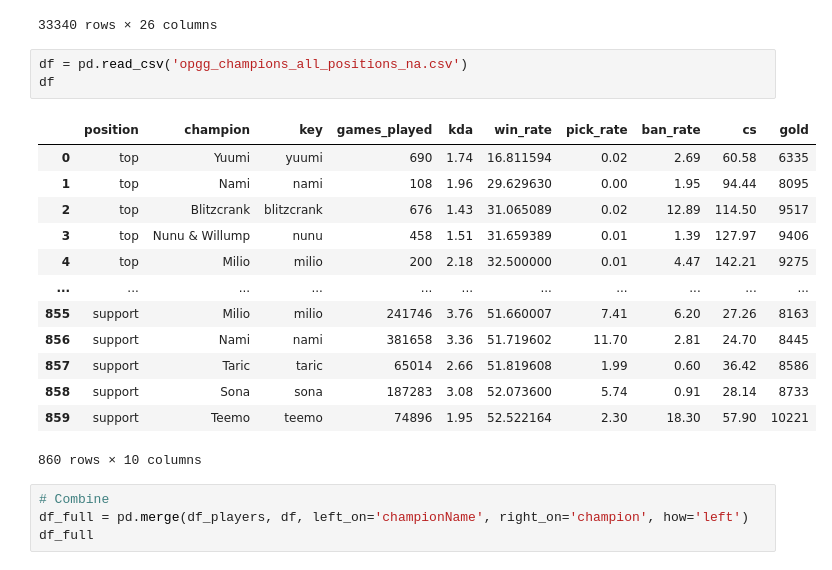
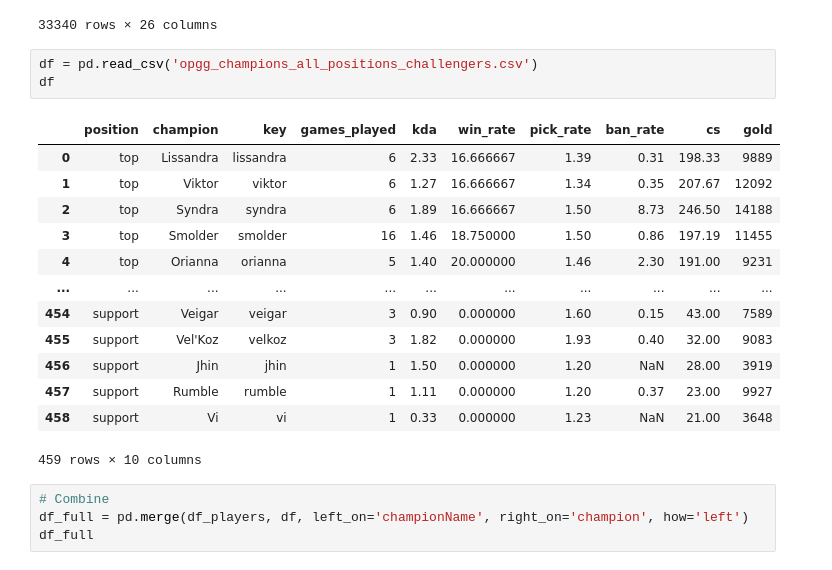
Before and after one commit to lybytes/lol-toxicity-analysis, a Jupyter notebook: ST445_Project_Main v2.ipynb, the cells around one changed output. Drawn from its saved outputs; the diff is of its cells as text.

Commit message:
update champion data to challenger tier

```diff
--- a/ST445_Project_Main v2.ipynb
+++ b/ST445_Project_Main v2.ipynb
@@ -518,22 +585,22 @@ df_players
 | 33339 | LA2_1499097489 | Y4I6jY2b3ejK8Sy5H7E7Ol8Ts2-ZorAxP... | 2 | 2 | 23 | 12.500000 | 13883 | 14005 | ... |
 33340 rows × 26 columns
 # %%
-df = pd.read_csv('opgg_champions_all_positions_na.csv')
+df = pd.read_csv('opgg_champions_all_positions_challengers.csv')
 df
 # %% [output]
 |  | position | champion | key | games_played | kda | win_rate | pick_rate | ban_rate | cs | gold |
-| 0 | top | Yuumi | yuumi | 690 | 1.74 | 16.811594 | 0.02 | 2.69 | 60.58 | 6335 |
-| 1 | top | Nami | nami | 108 | 1.96 | 29.629630 | 0.00 | 1.95 | 94.44 | 8095 |
-| 2 | top | Blitzcrank | blitzcrank | 676 | 1.43 | 31.065089 | 0.02 | 12.89 | 114.50 | 9517 |
-| 3 | top | Nunu & Willump | nunu | 458 | 1.51 | 31.659389 | 0.01 | 1.39 | 127.97 | 9406 |
-| 4 | top | Milio | milio | 200 | 2.18 | 32.500000 | 0.01 | 4.47 | 142.21 | 9275 |
+| 0 | top | Lissandra | lissandra | 6 | 2.33 | 16.666667 | 1.39 | 0.31 | 198.33 | 9889 |
+| 1 | top | Viktor | viktor | 6 | 1.27 | 16.666667 | 1.34 | 0.35 | 207.67 | 12092 |
+| 2 | top | Syndra | syndra | 6 | 1.89 | 16.666667 | 1.50 | 8.73 | 246.50 | 14188 |
+| 3 | top | Smolder | smolder | 16 | 1.46 | 18.750000 | 1.50 | 0.86 | 197.19 | 11455 |
+| 4 | top | Orianna | orianna | 5 | 1.40 | 20.000000 | 1.46 | 2.30 | 191.00 | 9231 |
 | ... | ... | ... | ... | ... | ... | ... | ... | ... | ... | ... |
-| 855 | support | Milio | milio | 241746 | 3.76 | 51.660007 | 7.41 | 6.20 | 27.26 | 8163 |
-| 856 | support | Nami | nami | 381658 | 3.36 | 51.719602 | 11.70 | 2.81 | 24.70 | 8445 |
-| 857 | support | Taric | taric | 65014 | 2.66 | 51.819608 | 1.99 | 0.60 | 36.42 | 8586 |
-| 858 | support | Sona | sona | 187283 | 3.08 | 52.073600 | 5.74 | 0.91 | 28.14 | 8733 |
-| 859 | support | Teemo | teemo | 74896 | 1.95 | 52.522164 | 2.30 | 18.30 | 57.90 | 10221 |
+| 454 | support | Veigar | veigar | 3 | 0.90 | 0.000000 | 1.60 | 0.15 | 43.00 | 7589 |
+| 455 | support | Vel'Koz | velkoz | 3 | 1.82 | 0.000000 | 1.93 | 0.40 | 32.00 | 9083 |
+| 456 | support | Jhin | jhin | 1 | 1.50 | 0.000000 | 1.20 | NaN | 28.00 | 3919 |
+| 457 | support | Rumble | rumble | 1 | 1.11 | 0.000000 | 1.20 | 0.37 | 23.00 | 9927 |
+| 458 | support | Vi | vi | 1 | 0.33 | 0.000000 | 1.23 | NaN | 21.00 | 3648 |
-860 rows × 10 columns
+459 rows × 10 columns
 # %%
 # Combine
 df_full = pd.merge(df_players, df, left_on='championName', right_on='champion', how='left')
```
Also changed, not shown: parts of 6 cells of this notebook, 2 other files.
